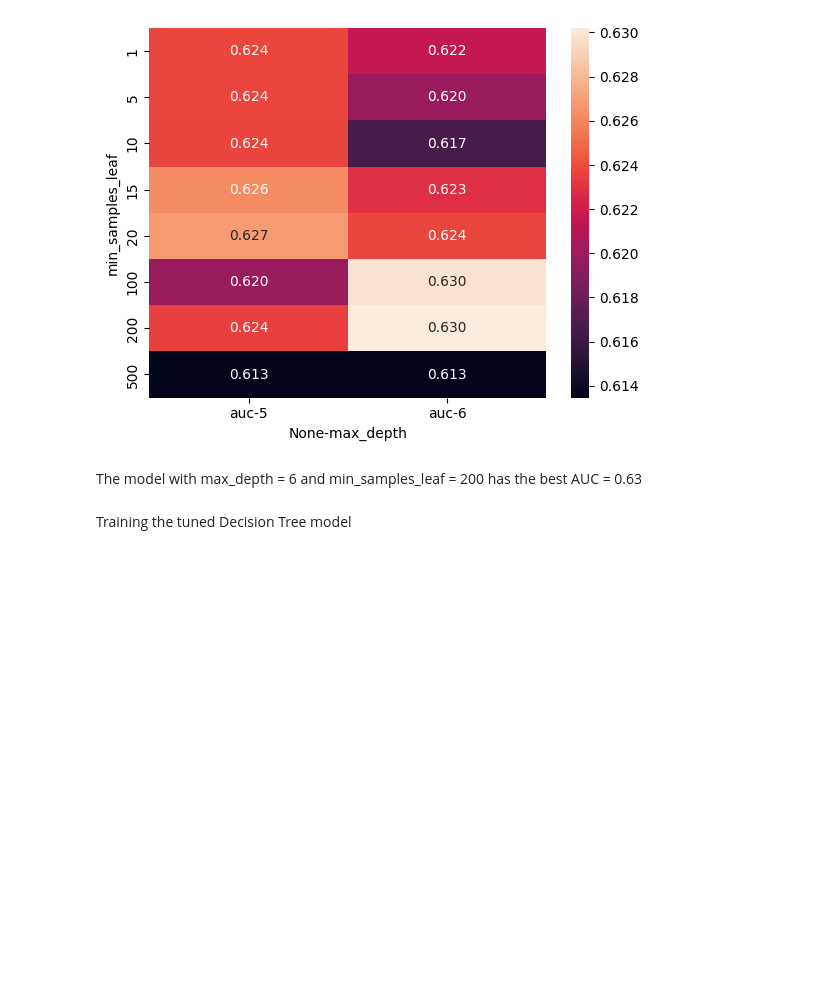
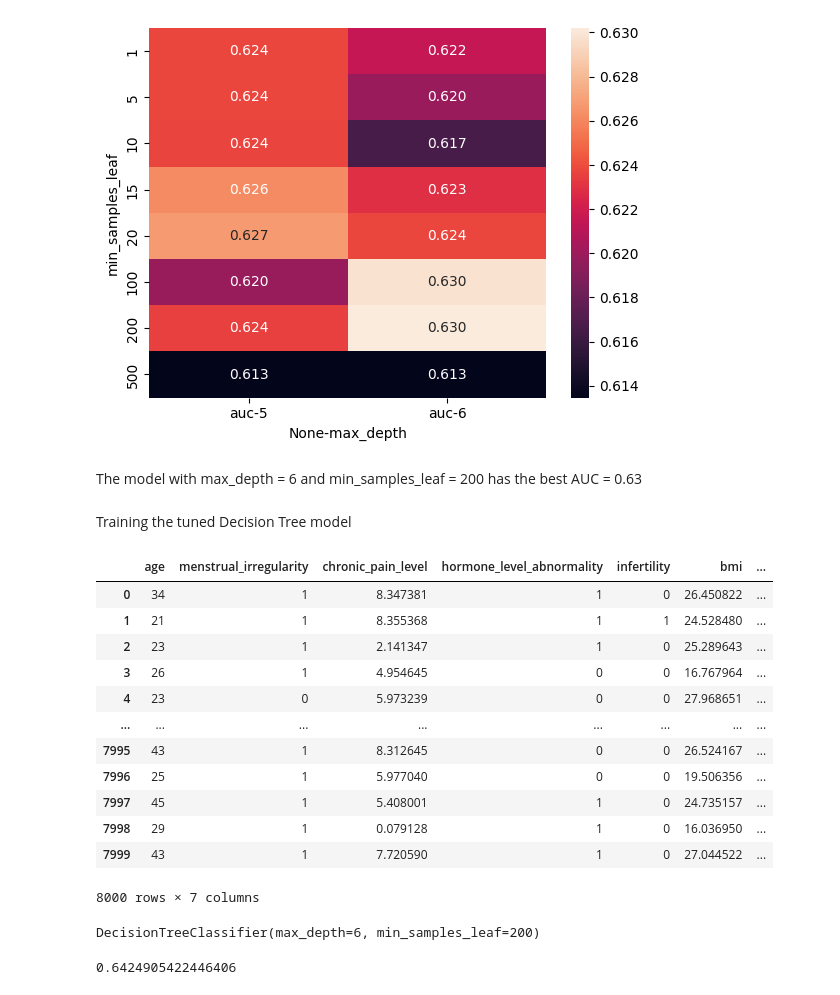
Before and after one commit to Veranika23/endometriosis-prediction, a Jupyter notebook: EDA/notebook.ipynb, the cells around one changed output. Saved outputs shown, nothing was run; the diff lists cells and outputs as text; code cells hidden in the pictures; blank space fills up the shorter version.

Commit message:
decision

```diff
--- a/EDA/notebook.ipynb
+++ b/EDA/notebook.ipynb
@@ -431,0 +437,16 @@ Training the tuned Decision Tree model
+# %%
+df_full_train.reset_index(drop = True)
+# %% [output]
+|  | age | menstrual_irregularity | chronic_pain_level | hormone_level_abnormality | infertility | bmi | ... |
+| 0 | 34 | 1 | 8.347381 | 1 | 0 | 26.450822 | ... |
+| 1 | 21 | 1 | 8.355368 | 1 | 1 | 24.528480 | ... |
+| 2 | 23 | 1 | 2.141347 | 1 | 0 | 25.289643 | ... |
+| 3 | 26 | 1 | 4.954645 | 0 | 0 | 16.767964 | ... |
+| 4 | 23 | 0 | 5.973239 | 0 | 0 | 27.968651 | ... |
+| ... | ... | ... | ... | ... | ... | ... | ... |
+| 7995 | 43 | 1 | 8.312645 | 0 | 0 | 26.524167 | ... |
+| 7996 | 25 | 1 | 5.977040 | 0 | 0 | 19.506356 | ... |
+| 7997 | 45 | 1 | 5.408001 | 1 | 0 | 24.735157 | ... |
+| 7998 | 29 | 1 | 0.079128 | 1 | 0 | 16.036950 | ... |
+| 7999 | 43 | 1 | 7.720590 | 1 | 0 | 27.044522 | ... |
+8000 rows × 7 columns
@@ -431,0 +456,5 @@ Training the tuned Decision Tree model
+# %%
+dt = DecisionTreeClassifier(max_depth=6, min_samples_leaf=200)
+dt.fit(X_full_train, y_full_train)
+# %% [output]
+DecisionTreeClassifier(max_depth=6, min_samples_leaf=200)
@@ -431,0 +464,4 @@ Training the tuned Decision Tree model
+# %%
+print(auc)
+# %% [output]
+0.6424905422446406
```
Also changed, not shown: parts of 6 cells of this notebook.
